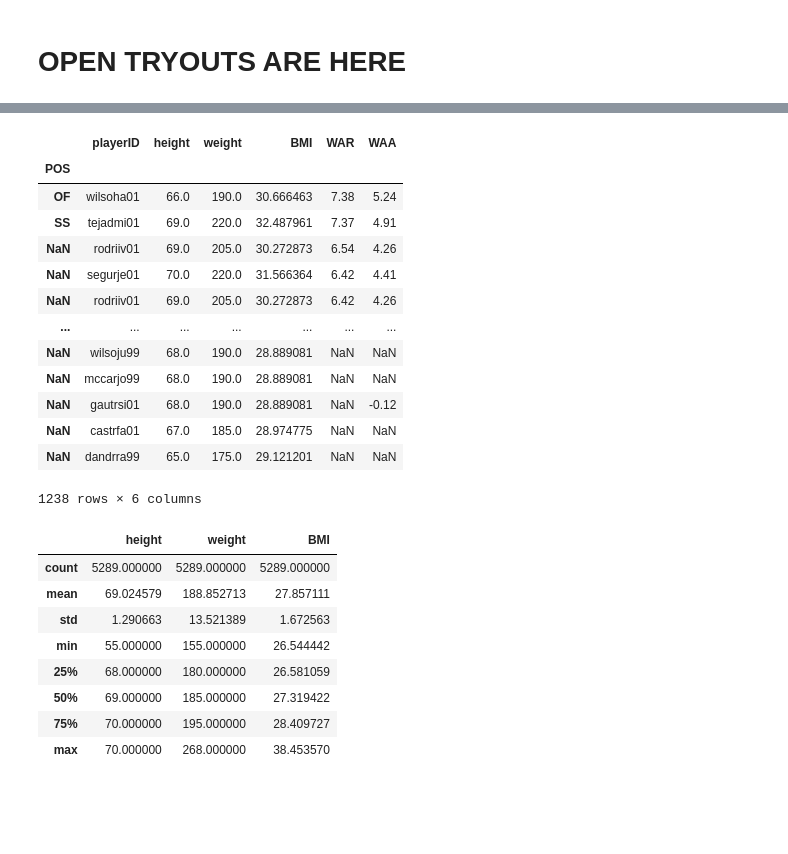
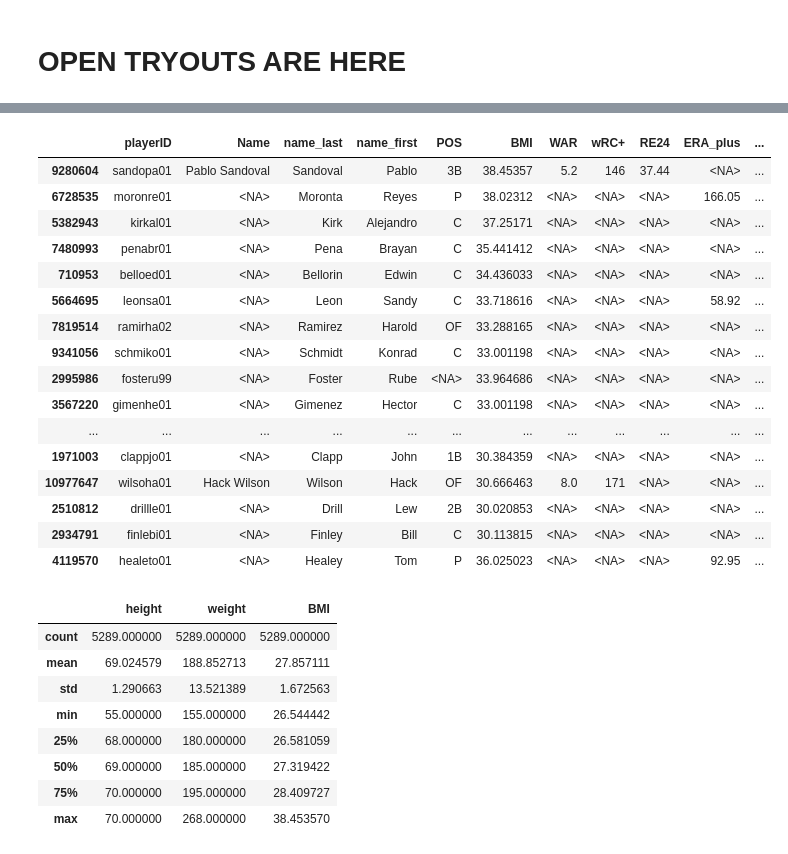
Before and after one commit to obverter/bmi-stars, a Jupyter notebook: notebooks/Players.ipynb, the cells around one changed output, grey strips where cells are left out. Saved outputs shown, nothing was run; the diff lists cells and outputs as text; code cells hidden in the pictures; blank space fills up the shorter version.

```diff
--- a/notebooks/Players.ipynb
+++ b/notebooks/Players.ipynb
@@ -450,4 +453,4 @@ df.groupby('POS')
 
 # OPEN TRYOUTS ARE HERE
 # %%
-df_save = df
+df_save = everyone
@@ -473,0 +582,2 @@ height_weight = height_weight.dropna(subset=['BMI'])
+# %%
+df = df.dropna(subset=['BMI']) # Anyone without a BMI doesn't make the first round of cuts.
@@ -474,4 +588,4 @@ height_weight = height_weight.dropna(subset=['BMI'])
 # %%
-pool = height_weight[
-    (height_weight.BMI > height_weight.BMI.quantile(0.92))
-    & (height_weight.height < height_weight.height.quantile(0.26))]
+pool = df[ # Let's separate the meat from the chaff
+    (df.BMI > df.BMI.quantile(0.97))
+    & (df.height < df.height.quantile(0.25))]
@@ -478,2 +603,2 @@ pool = height_weight[
 # %%
-candidates = pool.sort_values("weight", ascending=False).set_index('POS')
+candidates = pool.sort_values("weight", ascending=False)
@@ -496,20 +605,23 @@ height_weight
-# %%
-candidates.sort_values('WAR', ascending=False)
-# %% [output]
-|  | playerID | height | weight | BMI | WAR | WAA |
-| POS |  |  |  |  |  |  |
-| OF | wilsoha01 | 66.0 | 190.0 | 30.666463 | 7.38 | 5.24 |
-| SS | tejadmi01 | 69.0 | 220.0 | 32.487961 | 7.37 | 4.91 |
-| NaN | rodriiv01 | 69.0 | 205.0 | 30.272873 | 6.54 | 4.26 |
-| NaN | segurje01 | 70.0 | 220.0 | 31.566364 | 6.42 | 4.41 |
-| NaN | rodriiv01 | 69.0 | 205.0 | 30.272873 | 6.42 | 4.26 |
-| ... | ... | ... | ... | ... | ... | ... |
-| NaN | wilsoju99 | 68.0 | 190.0 | 28.889081 | NaN | NaN |
-| NaN | mccarjo99 | 68.0 | 190.0 | 28.889081 | NaN | NaN |
-| NaN | gautrsi01 | 68.0 | 190.0 | 28.889081 | NaN | -0.12 |
-| NaN | castrfa01 | 67.0 | 185.0 | 28.974775 | NaN | NaN |
-| NaN | dandrra99 | 65.0 | 175.0 | 29.121201 | NaN | NaN |
-1238 rows × 6 columns
+# %%
+candidates
+# %% [output]
+|  | playerID | Name | name_last | name_first | POS | BMI | WAR | wRC+ | RE24 | ERA_plus | ... |
+| 9280604 | sandopa01 | Pablo Sandoval | Sandoval | Pablo | 3B | 38.45357 | 5.2 | 146 | 37.44 | <NA> | ... |
+| 6728535 | moronre01 | <NA> | Moronta | Reyes | P | 38.02312 | <NA> | <NA> | <NA> | 166.05 | ... |
+| 5382943 | kirkal01 | <NA> | Kirk | Alejandro | C | 37.25171 | <NA> | <NA> | <NA> | <NA> | ... |
+| 7480993 | penabr01 | <NA> | Pena | Brayan | C | 35.441412 | <NA> | <NA> | <NA> | <NA> | ... |
+| 710953 | belloed01 | <NA> | Bellorin | Edwin | C | 34.436033 | <NA> | <NA> | <NA> | <NA> | ... |
+| 5664695 | leonsa01 | <NA> | Leon | Sandy | C | 33.718616 | <NA> | <NA> | <NA> | 58.92 | ... |
+| 7819514 | ramirha02 | <NA> | Ramirez | Harold | OF | 33.288165 | <NA> | <NA> | <NA> | <NA> | ... |
+| 9341056 | schmiko01 | <NA> | Schmidt | Konrad | C | 33.001198 | <NA> | <NA> | <NA> | <NA> | ... |
+| 2995986 | fosteru99 | <NA> | Foster | Rube | <NA> | 33.964686 | <NA> | <NA> | <NA> | <NA> | ... |
+| 3567220 | gimenhe01 | <NA> | Gimenez | Hector | C | 33.001198 | <NA> | <NA> | <NA> | <NA> | ... |
+| ... | ... | ... | ... | ... | ... | ... | ... | ... | ... | ... | ... |
+| 1971003 | clappjo01 | <NA> | Clapp | John | 1B | 30.384359 | <NA> | <NA> | <NA> | <NA> | ... |
+| 10977647 | wilsoha01 | Hack Wilson | Wilson | Hack | OF | 30.666463 | 8.0 | 171 | <NA> | <NA> | ... |
+| 2510812 | drillle01 | <NA> | Drill | Lew | 2B | 30.020853 | <NA> | <NA> | <NA> | <NA> | ... |
+| 2934791 | finlebi01 | <NA> | Finley | Bill | C | 30.113815 | <NA> | <NA> | <NA> | <NA> | ... |
+| 4119570 | healeto01 | <NA> | Healey | Tom | P | 36.025023 | <NA> | <NA> | <NA> | 92.95 | ... |
 # %%
 huskies_P = (
     df_huskies_tryouts_P.sort_values("weight", ascending=False)
```
Also changed, not shown: parts of 96 cells of this notebook, 1 other file.
